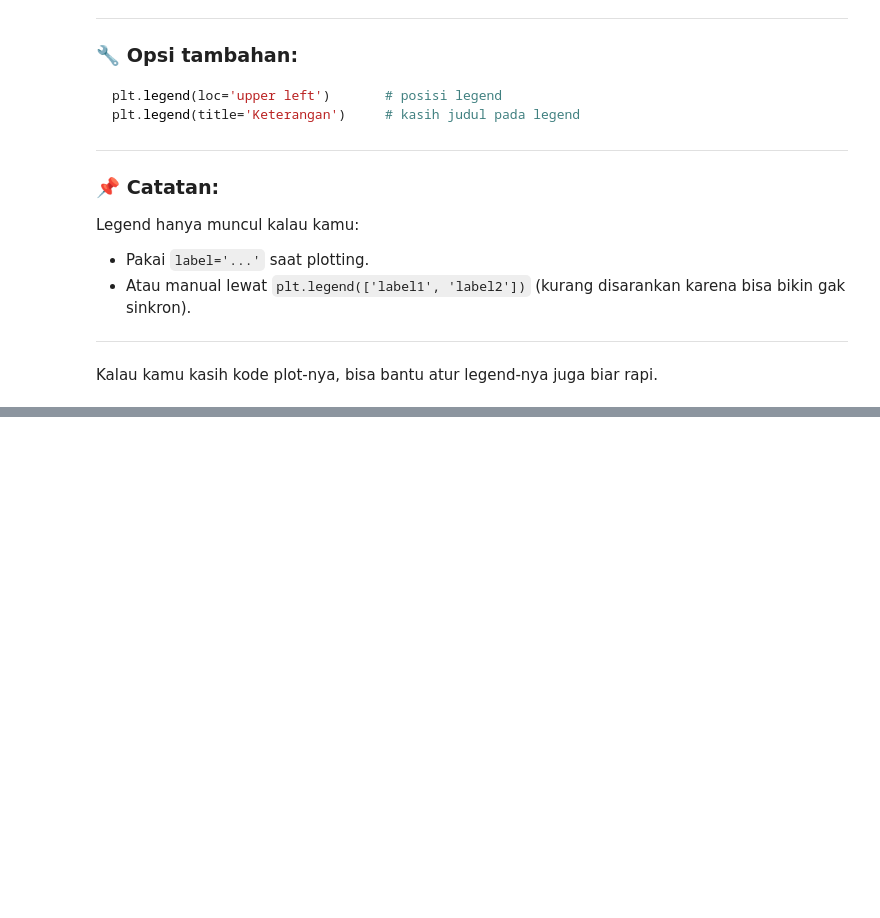
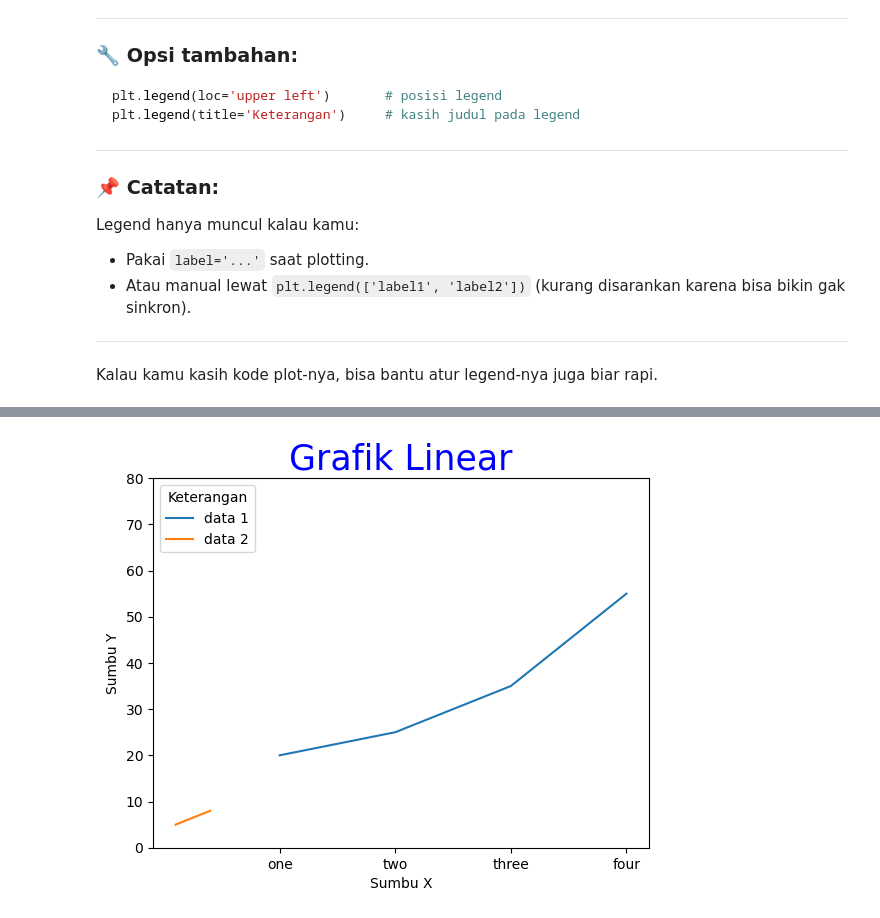
Before and after one commit to TurmaeUrsorum/belajar-piton, a Jupyter notebook: 11. Data Visualization Matplotlib/matplotlib.ipynb, the cells around one changed output, grey strips where cells are left out. Drawn from its saved outputs; the diff is of its cells as text; code cells hidden in the pictures; blank space fills up the shorter version.

Commit message:
susah juga matplotlib ini bjir

```diff
--- a/11. Data Visualization Matplotlib/matplotlib.ipynb
+++ b/11. Data Visualization Matplotlib/matplotlib.ipynb
@@ -398,0 +401,35 @@ plt.show()
+# %%
+import matplotlib.pyplot as plt
+
+
+# initializing the data
+x = [10, 20, 30, 40]
+y = [20, 25, 35, 55]
+a = [1, 2, 3, 4]
+b = [5, 6, 7, 8]
+
+# plotting the data
+plt.plot(x, y, label="data 1")
+plt.plot(a, b, label="data 2")
+
+# Adding title to the plot
+plt.title("Grafik Linear", fontsize=25, color="blue")
+
+# Adding label on the y-axis
+plt.ylabel('Sumbu Y')
+
+# Adding label on the x-axis
+plt.xlabel('Sumbu X')
+
+# Setting the limit of y-axis
+plt.ylim(0, 80)
+
+# setting the labels of x-axis
+plt.xticks(x, labels=["one", "two", "three", "four"])
+
+# Adding legends
+plt.legend(title="Keterangan", loc="upper left")
+
+plt.show()
+# %% [output]
+[figure, added]
```
Also changed, not shown: parts of 16 cells of this notebook.
